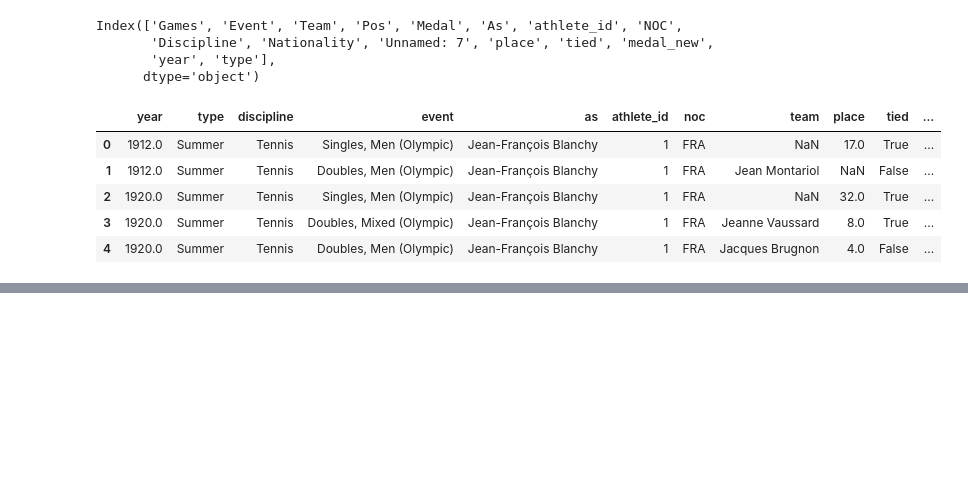
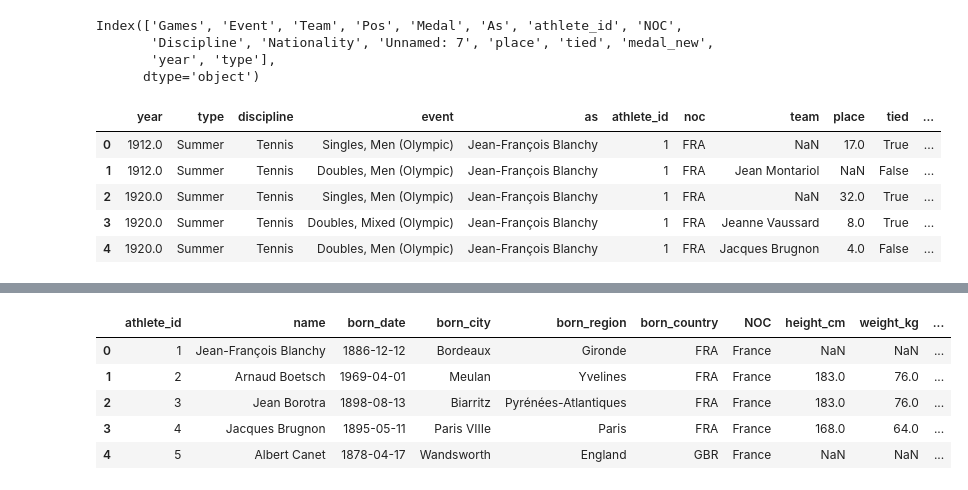
Before and after one commit to KeithGalli/Olympics-Dataset, a Jupyter notebook: clean_data.ipynb, the cells around one changed output, grey strips where cells are left out. Drawn from its saved outputs; the diff is of its cells as text; code cells hidden in the pictures; blank space fills up the shorter version.

```diff
--- a/clean_data.ipynb
+++ b/clean_data.ipynb
@@ -238,0 +219,3 @@ Name: count, dtype: int64
+# %%
+df_bios = pd.read_csv('datalake/silver/bios.csv')
+df_res = pd.read_csv('datalake/silver/results.csv')
@@ -238,0 +242,9 @@ Name: count, dtype: int64
+# %%
+df_bios.head()
+# %% [output]
+|  | athlete_id | name | born_date | born_city | born_region | born_country | NOC | height_cm | weight_kg | ... |
+| 0 | 1 | Jean-François Blanchy | 1886-12-12 | Bordeaux | Gironde | FRA | France | NaN | NaN | ... |
+| 1 | 2 | Arnaud Boetsch | 1969-04-01 | Meulan | Yvelines | FRA | France | 183.0 | 76.0 | ... |
+| 2 | 3 | Jean Borotra | 1898-08-13 | Biarritz | Pyrénées-Atlantiques | FRA | France | 183.0 | 76.0 | ... |
+| 3 | 4 | Jacques Brugnon | 1895-05-11 | Paris VIIIe | Paris | FRA | France | 168.0 | 64.0 | ... |
+| 4 | 5 | Albert Canet | 1878-04-17 | Wandsworth | England | GBR | France | NaN | NaN | ... |
```
Also changed, not shown: parts of 11 cells of this notebook, 5 other files.
